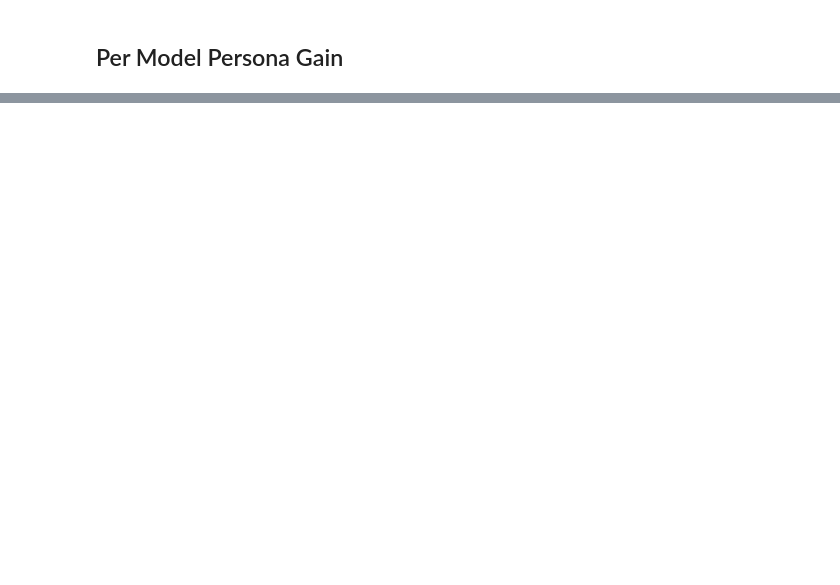
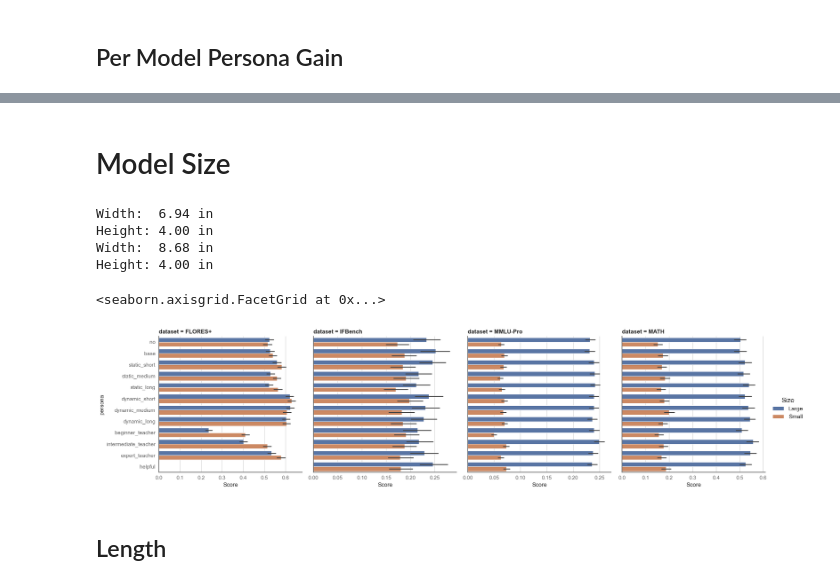
Before and after one commit to nicomu99/master-thesis, a Jupyter notebook: discussion_plots.ipynb, the cells around one changed output, grey strips where cells are left out. Cells and saved outputs as stored; diff of their text form; code cells hidden in the pictures; blank space fills up the shorter version.

```diff
--- a/discussion_plots.ipynb
+++ b/discussion_plots.ipynb
@@ -28,7 +71,7 @@ dataset_names = {
     "alpaca": "Alpaca",
     "MATH": "MATH",
     "ifbench": "IFBench",
-    "flores": "Flores"
+    "flores": "FLORES+"
 }
 # %%
 dfs = []
@@ -44,9 +87,10 @@ for file in Path("data/evaluation/").iterdir():
         raw_df = raw_df[raw_df["score"] != 1]
         raw_df.loc[raw_df["score"] == 2, "score"] -= 1
     dfs.append(raw_df)
-df = pd.concat(dfs, ignore_index=True)
+df: pd.DataFrame = pd.concat(dfs, ignore_index=True)
 df["model"] = df["model"].replace(model_names)
 df["dataset"] = df["dataset"].replace(dataset_names)
+df = df.rename(columns={"model": "Model", "score": "Score"})
 # %%
 persona_registry = PersonaRegistry()
 persona_names = persona_registry.get_names()
@@ -231,0 +508,34 @@ legend.get_title().set_fontweight("bold")
+# %% [markdown]
+# Model Size
+# %%
+from pypdf import PdfReader
+
+def print_pdf_size(path):
+    page = PdfReader(path).pages[0]
+    box = page.mediabox
+    width_pt = float(box.width)
+    height_pt = float(box.height)
+
+    print(f"Width:  {width_pt / 72:.2f} in")
+    print(f"Height: {height_pt / 72:.2f} in")
+
+print_pdf_size(plot_path / "02_significance.pdf")
+print_pdf_size(plot_path / "06_model_size_length.pdf")
+# %% [output]
+Width:  6.94 in
+Height: 4.00 in
+Width:  8.68 in
+Height: 4.00 in
+# %%
+model_size_df = df.copy()
+model_size_df = model_size_df[~model_size_df["Model"].isin(["GPT 5 Nano", "GPT 4.1 Nano"])]
+model_size_df["Size"] = model_size_df["Model"].isin(["Qwen3 4B", "Gemma 3 4B", "Llama 3.2 3B"])
+model_size_df["Size"] = model_size_df["Size"].replace({False: "Small", True: "Large"})
+# %%
+base_vis_df = model_size_df[~model_size_df["dataset"].isin(["Alpaca", "Flores"])]
+sns.catplot(base_vis_df, col="dataset", y="persona", kind="bar", x="Score", orient="h", sharex=False, hue="Size")
+# %% [output]
+<seaborn.axisgrid.FacetGrid at 0x...>
+[figure, added]
+# %% [markdown]
+## Length
```
Also changed, not shown: parts of 37 cells of this notebook, 15 other files.
